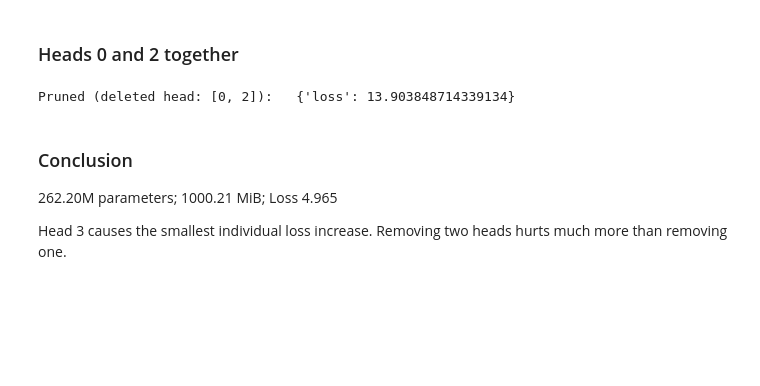
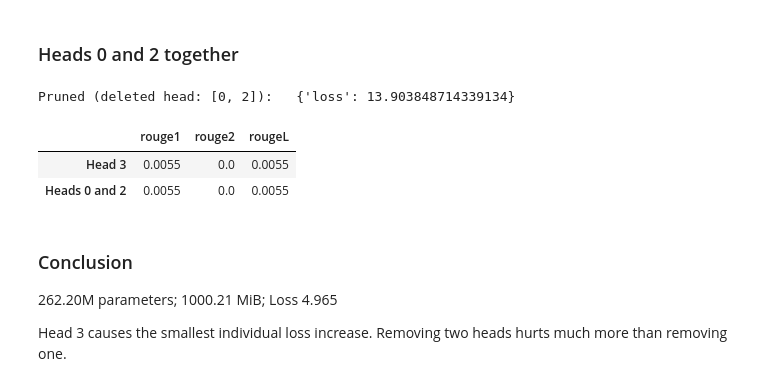
Before and after one commit to luftboud/small-LLM, a Jupyter notebook: notebooks/03-pruning-notebook.ipynb, the cells around one changed output. Saved outputs shown, nothing was run; the diff lists cells and outputs as text; code cells hidden in the pictures; blank space fills up the shorter version.

```diff
--- a/notebooks/03-pruning-notebook.ipynb
+++ b/notebooks/03-pruning-notebook.ipynb
@@ -36,7 +41,13 @@ print(validation_dataset[0])
 # %% [output]
 {'id': 'news-41032282', 'url': 'https://www.bbc.com/ukrainian/news-41032282', 'title': 'Саудівська поліція відпустила підлітка, який танцював "макарену"', 'summary': 'Саудівська поліція відпустила 14- ...
 # %%
-val_data = validation_dataset.shuffle(seed=42).select(range(100))["text"]
+validation_subset = validation_dataset.shuffle(seed=42).select(range(100))
+val_data = validation_subset["text"]
+
+# ROUGE requires generation, so a smaller fixed subset keeps evaluation practical.
+rouge_subset = validation_subset.select(range(20))
+rouge_data = rouge_subset["text"]
+rouge_summaries = rouge_subset["summary"]
 # %% [markdown]
 ## Load Gemma-3 270M
 # %%
@@ -459,6 +585,17 @@ pruned_model_head02 = prune_heads(model, [0, 2])
 print("Pruned (deleted head: [0, 2]):  ", evaluate_model(pruned_model_head02, tokenizer))
 # %% [output]
 Pruned (deleted head: [0, 2]):   {'loss': 13.903848714339134}
+# %%
+rouge_head3 = evaluate_rouge(prune_heads(model, [0, 2]))
+rouge_heads_02 = evaluate_rouge(pruned_model_head02)
+pd.DataFrame(
+    [rouge_head3, rouge_heads_02],
+    index=["Head 3", "Heads 0 and 2"],
+).round(4)
+# %% [output]
+|  | rouge1 | rouge2 | rougeL |
+| Head 3 | 0.0055 | 0.0 | 0.0055 |
+| Heads 0 and 2 | 0.0055 | 0.0 | 0.0055 |
 # %% [markdown]
 ### Conclusion
 262.20M parameters; 1000.21 MiB; Loss 4.965
```
Also changed, not shown: parts of 34 cells of this notebook, 2 other files.
